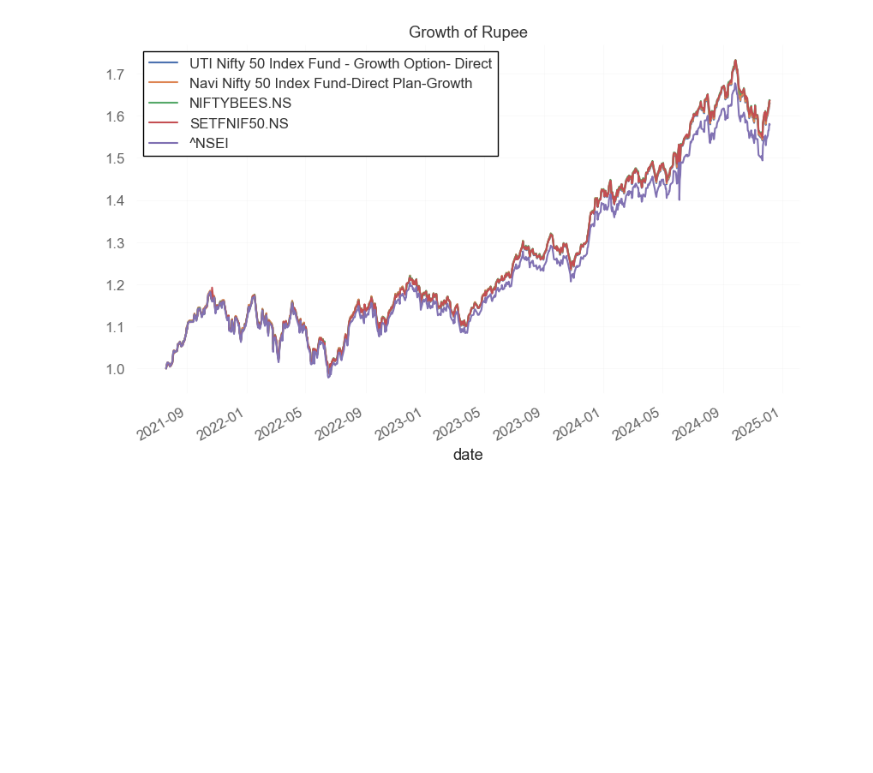
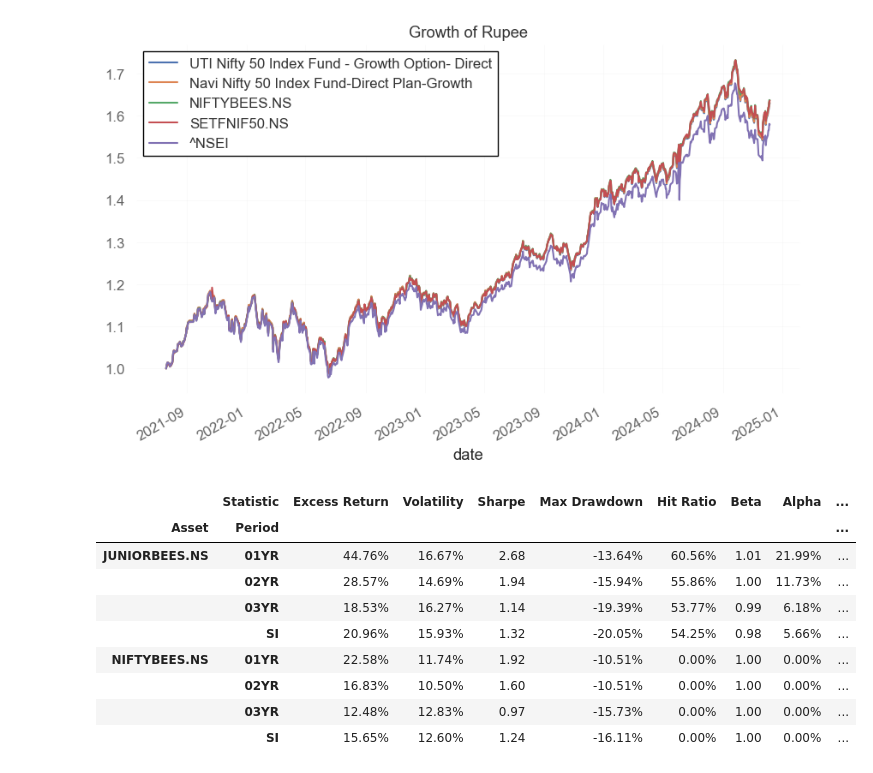
Before and after one commit to nakulrandad/Quant-Finance, a Jupyter notebook: analysis/nifty_etf_vs_mf.ipynb, the cells around one changed output. Cells and saved outputs as stored; diff of their text form; code cells hidden in the pictures; blank space fills up the shorter version.

```diff
--- a/analysis/nifty_etf_vs_mf.ipynb
+++ b/analysis/nifty_etf_vs_mf.ipynb
@@ -128,0 +131,14 @@ df.quant.to_prices().quant.rebase(1).plot(title="Growth of Rupee")
+# %%
+merged = pd.concat([df[["NIFTYBEES.NS"]], next50], axis=1).quant.align()
+qt.backtest.perf_summary_table(merged, bmk=merged[["NIFTYBEES.NS"]])
+# %% [output]
+|  | Statistic | Excess Return | Volatility | Sharpe | Max Drawdown | Hit Ratio | Beta | Alpha | ... |
+| Asset | Period |  |  |  |  |  |  |  | ... |
+| JUNIORBEES.NS | 01YR | 44.76% | 16.67% | 2.68 | -13.64% | 60.56% | 1.01 | 21.99% | ... |
+|  | 02YR | 28.57% | 14.69% | 1.94 | -15.94% | 55.86% | 1.00 | 11.73% | ... |
+|  | 03YR | 18.53% | 16.27% | 1.14 | -19.39% | 53.77% | 0.99 | 6.18% | ... |
+|  | SI | 20.96% | 15.93% | 1.32 | -20.05% | 54.25% | 0.98 | 5.66% | ... |
+| NIFTYBEES.NS | 01YR | 22.58% | 11.74% | 1.92 | -10.51% | 0.00% | 1.00 | 0.00% | ... |
+|  | 02YR | 16.83% | 10.50% | 1.60 | -10.51% | 0.00% | 1.00 | 0.00% | ... |
+|  | 03YR | 12.48% | 12.83% | 0.97 | -15.73% | 0.00% | 1.00 | 0.00% | ... |
+|  | SI | 15.65% | 12.60% | 1.24 | -16.11% | 0.00% | 1.00 | 0.00% | ... |
```
Also changed, not shown: parts of 4 cells of this notebook, 1 other file.
